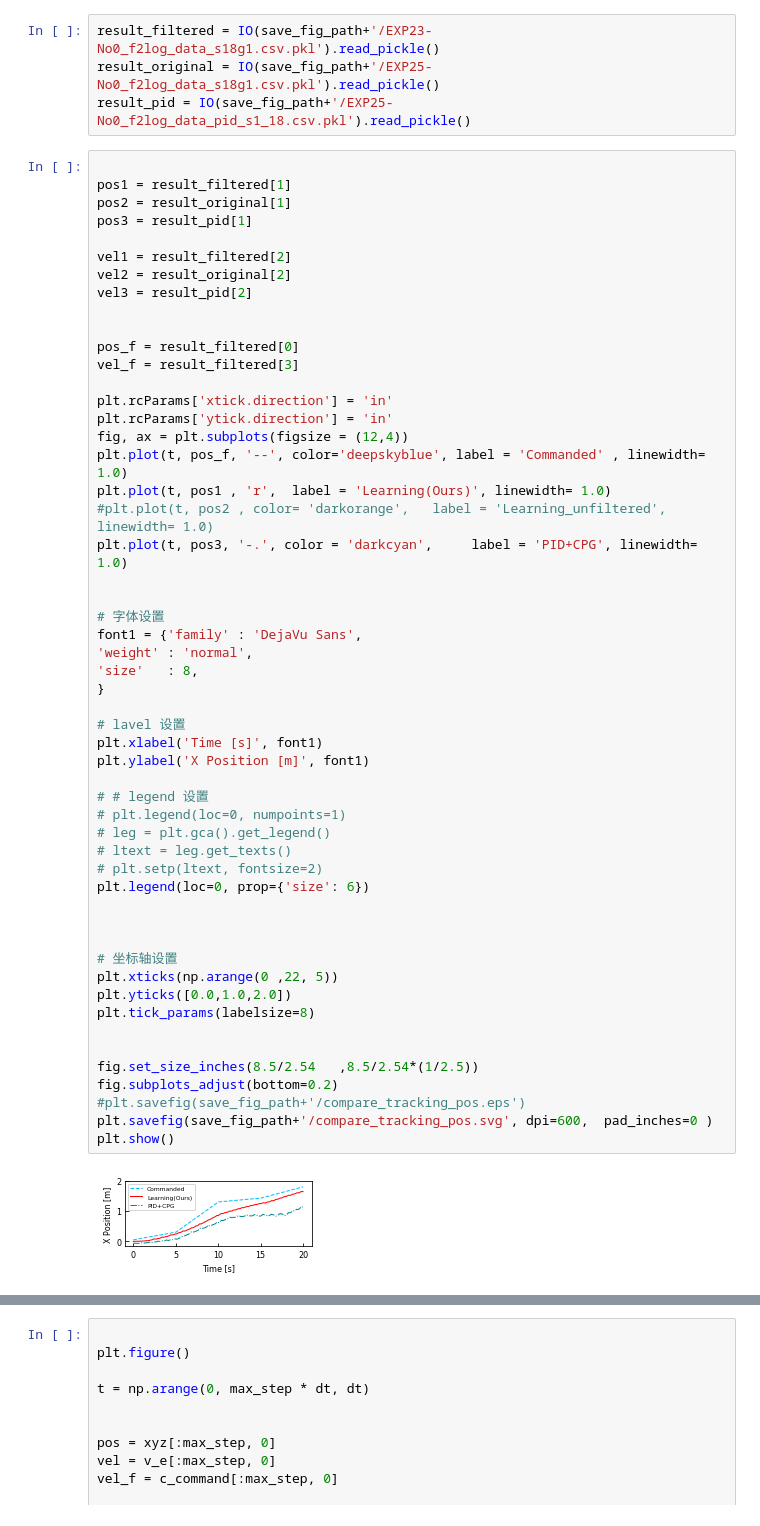
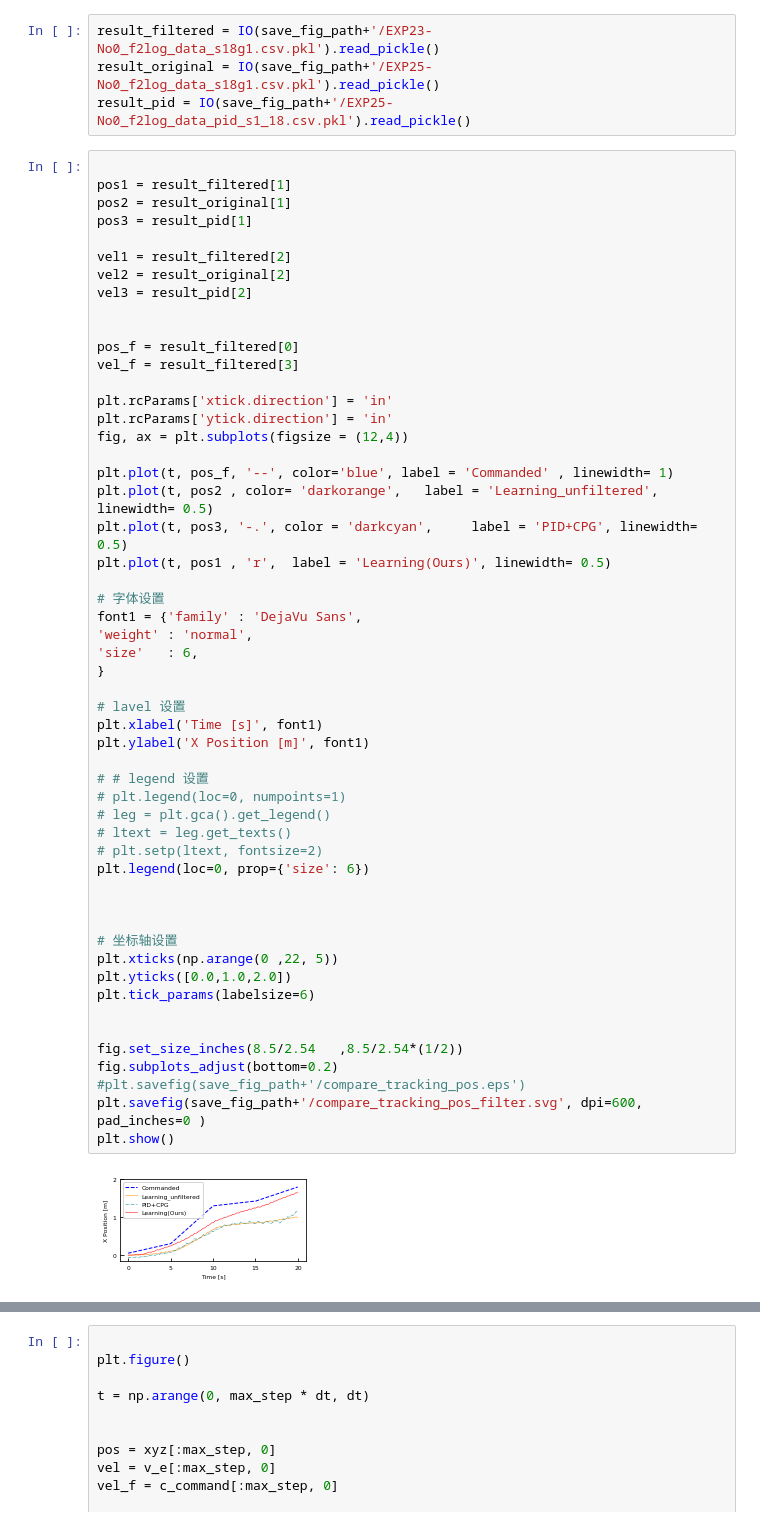
Before and after one commit to Jerryxiaoyu/pytorch-a2c-ppo-acktr-gail, a Jupyter notebook: eval/results_any/F2_vel_x/viz_f2.ipynb, the cells around one changed output, grey strips where cells are left out. Drawn from its saved outputs; the diff is of its cells as text.

```diff
--- a/eval/results_any/F2_vel_x/viz_f2.ipynb
+++ b/eval/results_any/F2_vel_x/viz_f2.ipynb
@@ -132,44 +132,44 @@ vel_f = result_filtered[3]
 plt.rcParams['xtick.direction'] = 'in'
 plt.rcParams['ytick.direction'] = 'in'
 fig, ax = plt.subplots(figsize = (12,4))
-plt.plot(t, pos_f, '--', color='deepskyblue', label = 'Commanded' , linewidth= 1.0)
-plt.plot(t, pos1 , 'r',  label = 'Learning(Ours)', linewidth= 1.0)
-#plt.plot(t, pos2 , color= 'darkorange',   label = 'Learning_unfiltered', linewidth= 1.0)
-plt.plot(t, pos3, '-.', color = 'darkcyan',     label = 'PID+CPG', linewidth= 1.0)
 
+plt.plot(t, pos_f, '--', color='blue', label = 'Commanded' , linewidth= 1)
+plt.plot(t, pos2 , color= 'darkorange',   label = 'Learning_unfiltered', linewidth= 0.5)
+plt.plot(t, pos3, '-.', color = 'darkcyan',     label = 'PID+CPG', linewidth= 0.5)
+plt.plot(t, pos1 , 'r',  label = 'Learning(Ours)', linewidth= 0.5)
 
 # 字体设置
 font1 = {'family' : 'DejaVu Sans',
 'weight' : 'normal',
-'size'   : 8,
+'size'   : 6,
 }
 
 # lavel 设置
 plt.xlabel('Time [s]', font1)
 plt.ylabel('X Position [m]', font1)
 
 # # legend 设置
 # plt.legend(loc=0, numpoints=1)
 # leg = plt.gca().get_legend()
 # ltext = leg.get_texts()
 # plt.setp(ltext, fontsize=2)
 plt.legend(loc=0, prop={'size': 6})
 
 
 
 # 坐标轴设置
 plt.xticks(np.arange(0 ,22, 5))
 plt.yticks([0.0,1.0,2.0])
-plt.tick_params(labelsize=8)
+plt.tick_params(labelsize=6)
 
 
-fig.set_size_inches(8.5/2.54   ,8.5/2.54*(1/2.5))
+fig.set_size_inches(8.5/2.54   ,8.5/2.54*(1/2))
 fig.subplots_adjust(bottom=0.2)
 #plt.savefig(save_fig_path+'/compare_tracking_pos.eps')
-plt.savefig(save_fig_path+'/compare_tracking_pos.svg', dpi=600,  pad_inches=0 )
+plt.savefig(save_fig_path+'/compare_tracking_pos_filter.svg', dpi=600,  pad_inches=0 )
 plt.show()
 # %% [output]
-[figure, old version]
+[figure, new version]
 # %%
 def print_rmsmax(x,x_f):
     rms =  np.sqrt((x - x_f) **2).mean()
```
Also changed, not shown: parts of 5 cells of this notebook, 11 other files.
